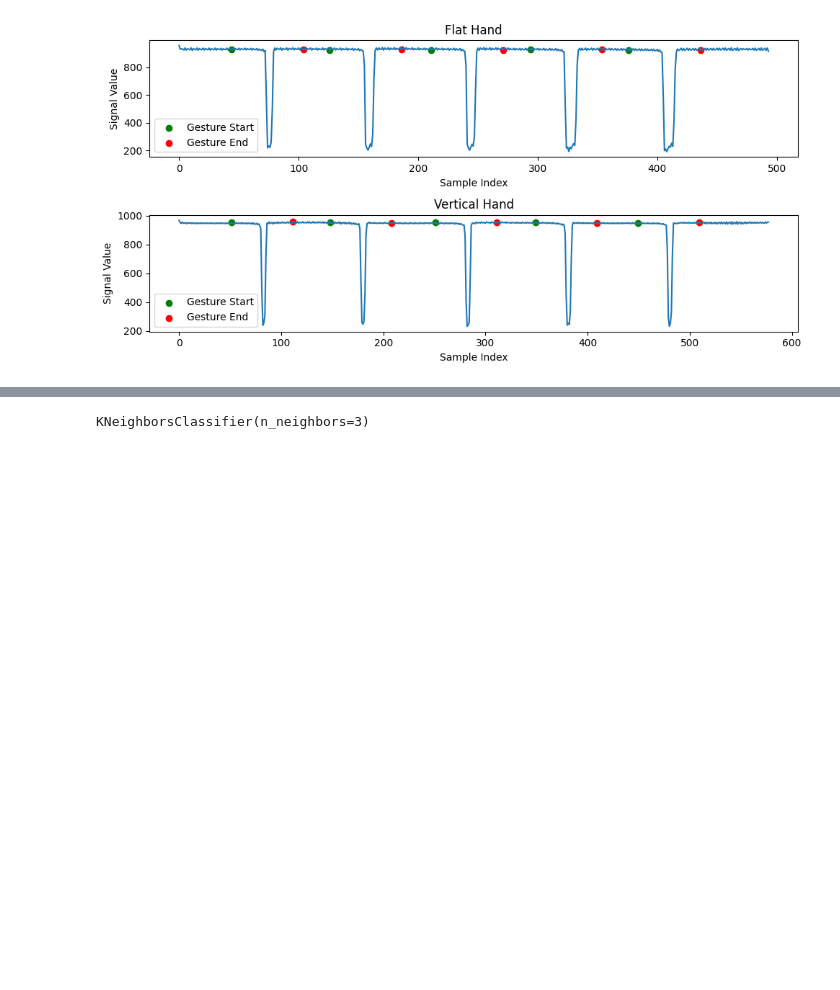
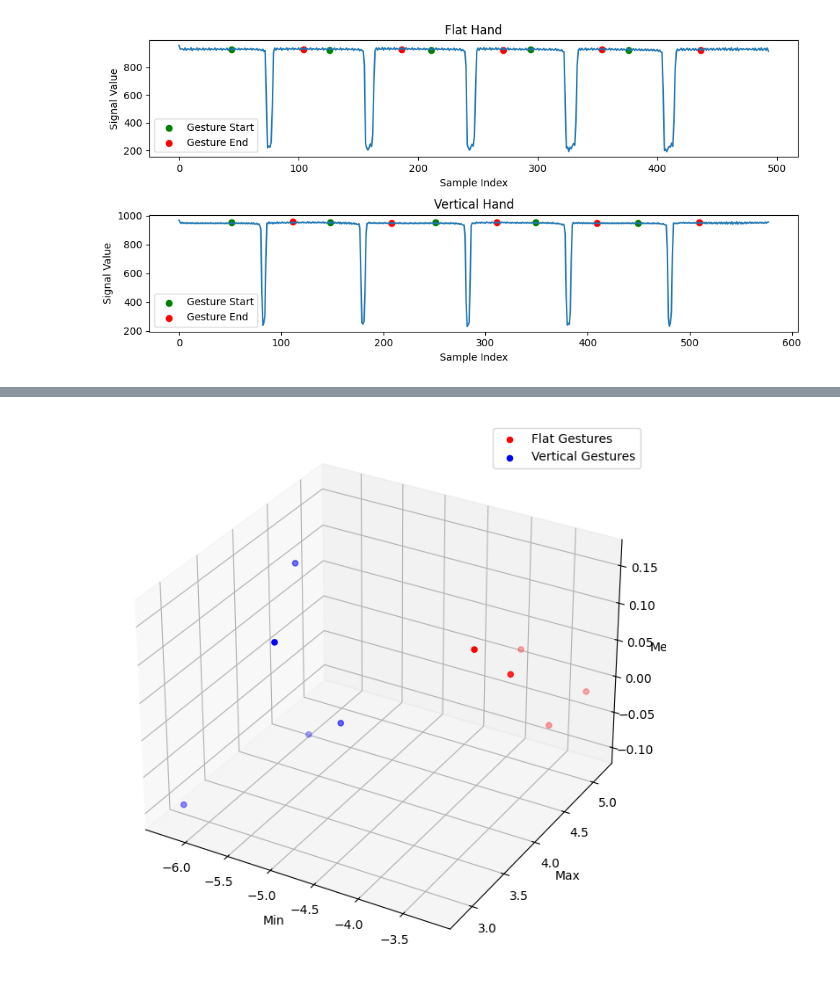
Before and after one commit to Dragonsky8/VLC_Lab_G4, a Jupyter notebook: Lab3/Processor.ipynb, the cells around one changed output, grey strips where cells are left out. Cells and saved outputs as stored; diff of their text form; code cells hidden in the pictures; blank space fills up the shorter version.

Commit message:
the scatter plotted, min, max and mean are the features

```diff
--- a/Lab3/Processor.ipynb
+++ b/Lab3/Processor.ipynb
@@ -273,11 +284,31 @@ Flat Hand
 # %%
-X_train_flat = np.column_stack((feature_coeffs_1,feature_std_1, feature_mean_1))
-X_train_vertical = np.column_stack((feature_coeffs_2, feature_std_2, feature_mean_2))
+X_train_flat = np.column_stack((feature_min_1,feature_max_1, feature_mean_1))
+X_train_vertical = np.column_stack((feature_min_2, feature_max_2, feature_mean_2))
 X_train = np.concatenate((X_train_flat, X_train_vertical), axis=0)
 
 Y_train = ["flat", "flat", "flat", "flat", "flat", "vertical", "vertical", "vertical", "vertical", "vertical"]
 knn_model = KNeighborsClassifier(n_neighbors=3)
-knn_model.fit(X_train, Y_train)  # 训练模型
+knn_model.fit(X_train, Y_train)  # train the model
+
+fig = plt.figure(figsize=(10, 8))
+ax = fig.add_subplot(projection='3d')
+
+# Feature Extraction
+min_1, std_1, mean_1 = X_train_flat[:, 0], X_train_flat[:, 1], X_train_flat[:, 2]
+min_2, std_2, mean_2 = X_train_vertical[:, 0], X_train_vertical[:, 1], X_train_vertical[:, 2]
+
+# Plot the figure
+ax.scatter(min_1, std_1, mean_1, c='r', label='Flat Gestures')
+ax.scatter(min_2, std_2, mean_2, c='b', label='Vertical Gestures')
+
+# Add axises labels
+ax.set_xlabel('Min')
+ax.set_ylabel('Max')
+ax.set_zlabel('Mean')
+
+ax.legend()
+
+plt.show()
 # %% [output]
-KNeighborsClassifier(n_neighbors=3)
+[figure, added]
 # %%
```
Also changed, not shown: parts of 2 cells of this notebook.
